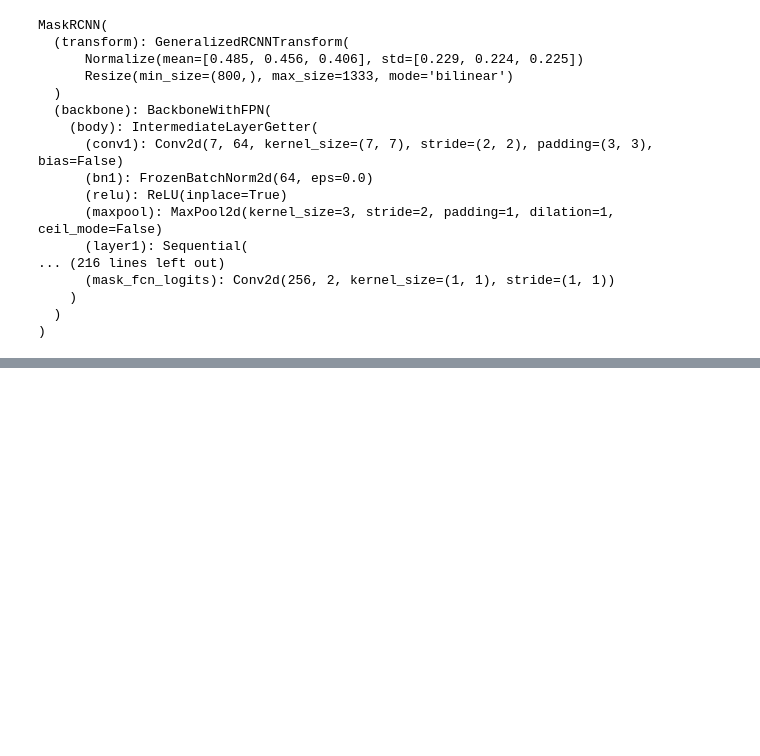
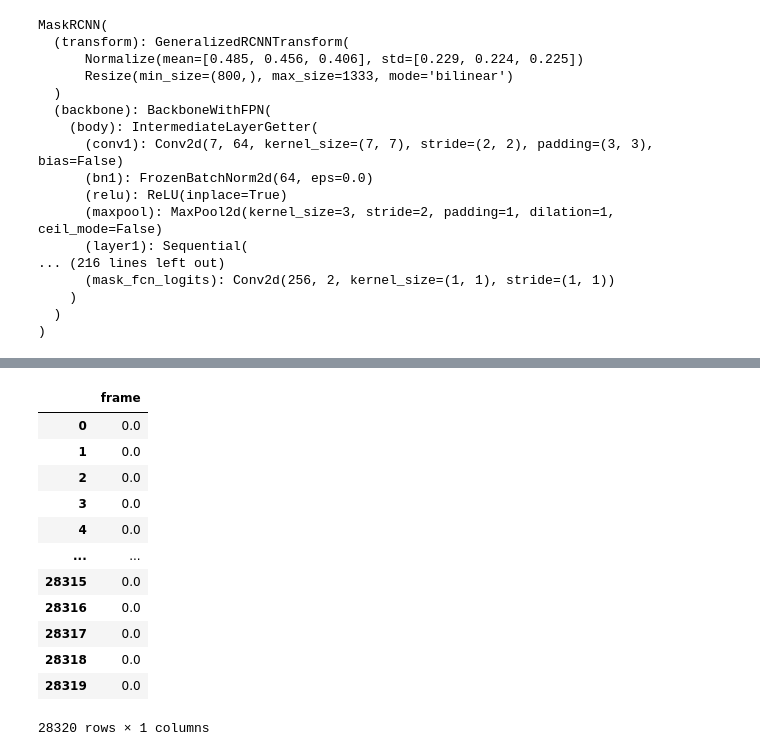
Before and after one commit to hotco87/Mask_R_CNN_Starcraft_Automatic_Observer, a Jupyter notebook: 4_evaluation.ipynb, the cells around one changed output, grey strips where cells are left out. Saved outputs shown, nothing was run; the diff lists cells and outputs as text; code cells hidden in the pictures; blank space fills up the shorter version.

```diff
--- a/4_evaluation.ipynb
+++ b/4_evaluation.ipynb
@@ -250,0 +314,16 @@ with torch.no_grad():
+# %%
+dataset_temp2
+# %% [output]
+|  | frame |
+| 0 | 0.0 |
+| 1 | 0.0 |
+| 2 | 0.0 |
+| 3 | 0.0 |
+| 4 | 0.0 |
+| ... | ... |
+| 28315 | 0.0 |
+| 28316 | 0.0 |
+| 28317 | 0.0 |
+| 28318 | 0.0 |
+| 28319 | 0.0 |
+28320 rows × 1 columns
```
Also changed, not shown: parts of 15 cells of this notebook, 6 other files.
